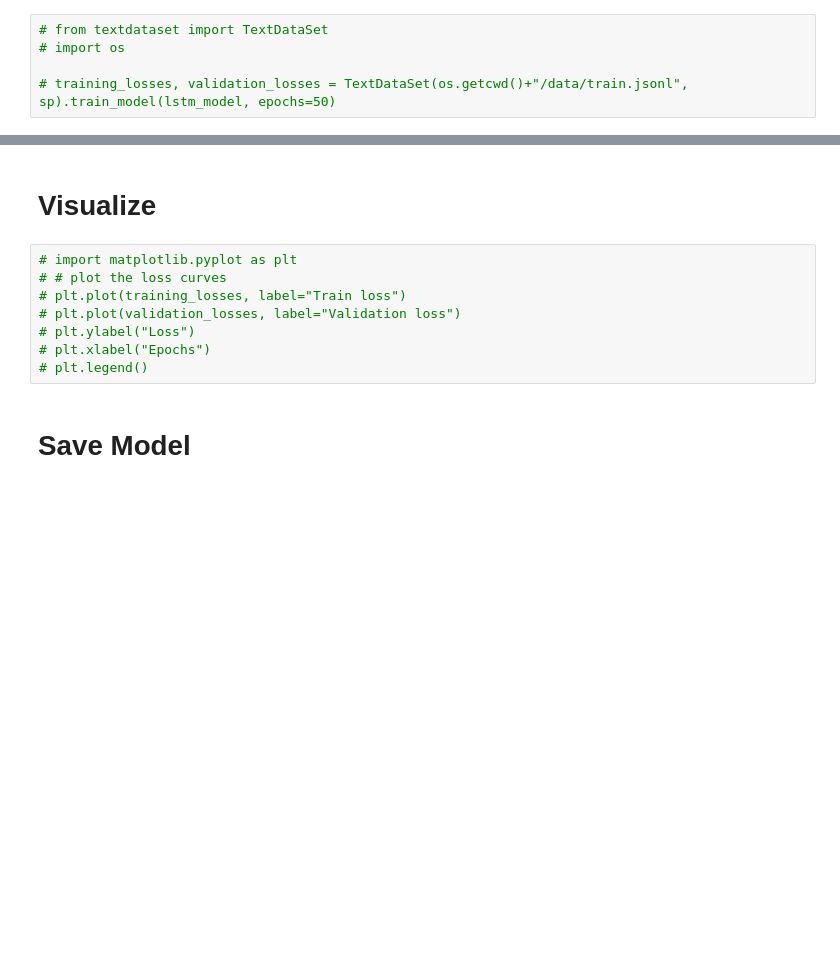
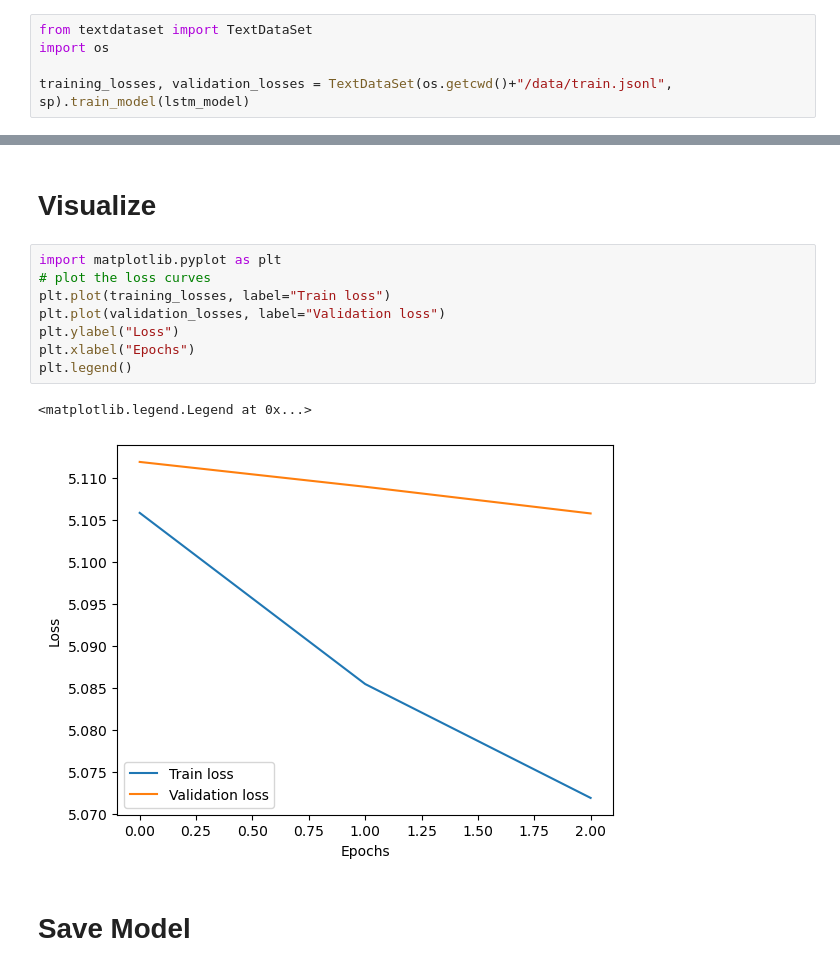
Before and after one commit to rnewso4/7700-project2, a Jupyter notebook: lstm_jupyter_notebook.ipynb, the cells around one changed output, grey strips where cells are left out. Saved outputs shown, nothing was run; the diff lists cells and outputs as text; blank space fills up the shorter version.

Commit message:
saving jupyter notebooks with plots. Other minor changes

```diff
--- a/lstm_jupyter_notebook.ipynb
+++ b/lstm_jupyter_notebook.ipynb
@@ -36,7 +42,7 @@ lstm_model.load_state_dict(torch.load(f=MODEL_SAVE_PATH, weights_only=True))
 # %% [markdown]
 <h1>Train Model</h1>
 # %%
-# from textdataset import TextDataSet
-# import os
+from textdataset import TextDataSet
+import os
 
-# training_losses, validation_losses = TextDataSet(os.getcwd()+"/data/train.jsonl", sp).train_model(lstm_model, epochs=50)
+training_losses, validation_losses = TextDataSet(os.getcwd()+"/data/train.jsonl", sp).train_model(lstm_model)
@@ -43,13 +55,16 @@ lstm_model.load_state_dict(torch.load(f=MODEL_SAVE_PATH, weights_only=True))
 # %% [markdown]
 <h1>Visualize</h1>
 # %%
-# import matplotlib.pyplot as plt
-# # plot the loss curves
-# plt.plot(training_losses, label="Train loss")
-# plt.plot(validation_losses, label="Validation loss")
-# plt.ylabel("Loss")
-# plt.xlabel("Epochs")
-# plt.legend()
+import matplotlib.pyplot as plt
+# plot the loss curves
+plt.plot(training_losses, label="Train loss")
+plt.plot(validation_losses, label="Validation loss")
+plt.ylabel("Loss")
+plt.xlabel("Epochs")
+plt.legend()
+# %% [output]
+<matplotlib.legend.Legend at 0x...>
+[figure, added]
 # %% [markdown]
 <h1>Save Model</h1>
 # %%
```
Also changed, not shown: parts of 8 cells of this notebook, 4 other files.
